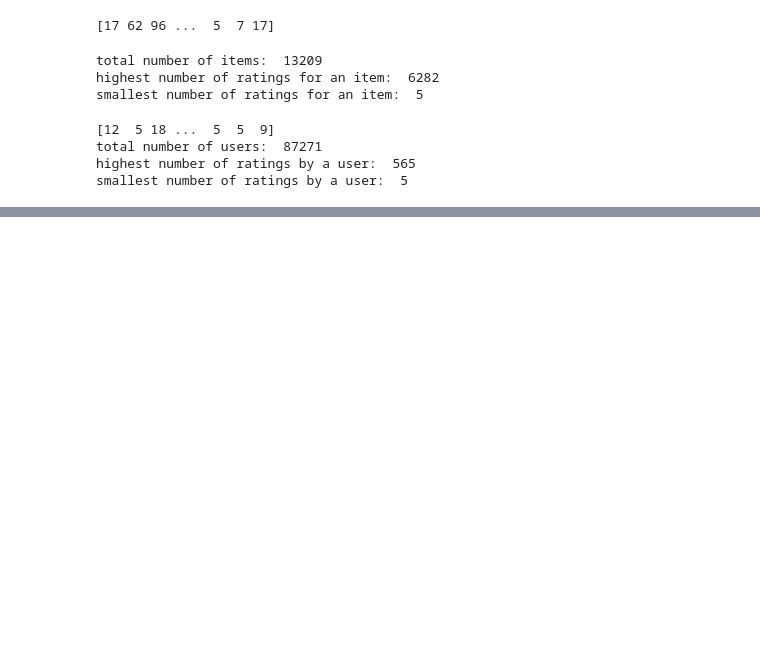
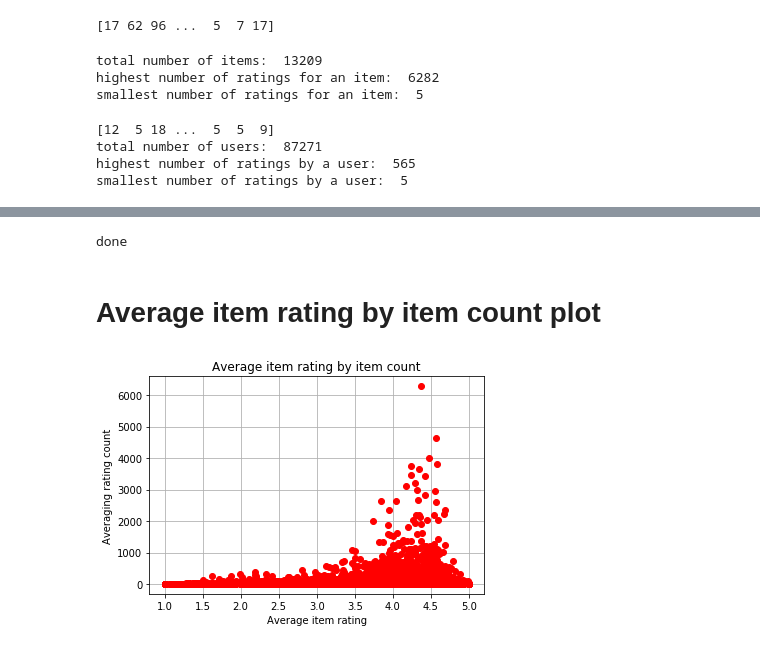
Before and after one commit to GetRecced/IR670_Spring2018, a Jupyter notebook: DataAnalysis.ipynb, the cells around one changed output, grey strips where cells are left out. Saved outputs shown, nothing was run; the diff lists cells and outputs as text; code cells hidden in the pictures; blank space fills up the shorter version.

```diff
--- a/DataAnalysis.ipynb
+++ b/DataAnalysis.ipynb
@@ -138,0 +158,16 @@ Average #ratings/item:  57.001816942993415
+# %%
+# items with more ratings have good average rating
+movie_avg_ratings = np.true_divide(ratings_matrix.sum(0), (ratings_matrix!=0).sum(0))
+# %% [output]
+done
+# %% [markdown]
+# Average item rating by item count plot
+# %%
+plt.plot(movie_avg_ratings, ratings_per_item,  'ro')
+plt.xlabel('Average item rating')
+plt.ylabel('Averaging rating count')
+plt.title('Average item rating by item count')
+plt.grid(True)
+plt.show()
+# %% [output]
+[figure, added]
```
Also changed, not shown: parts of 10 cells of this notebook.
